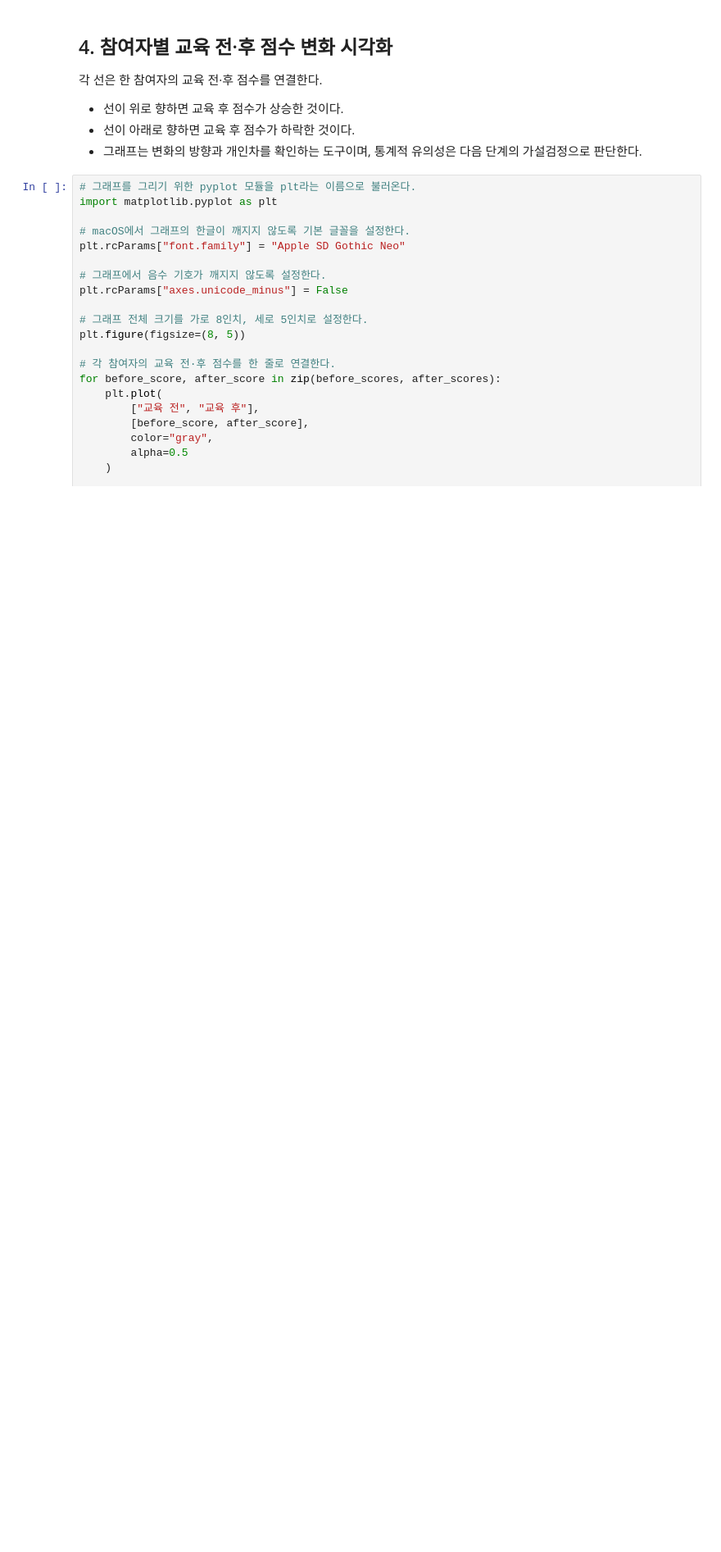
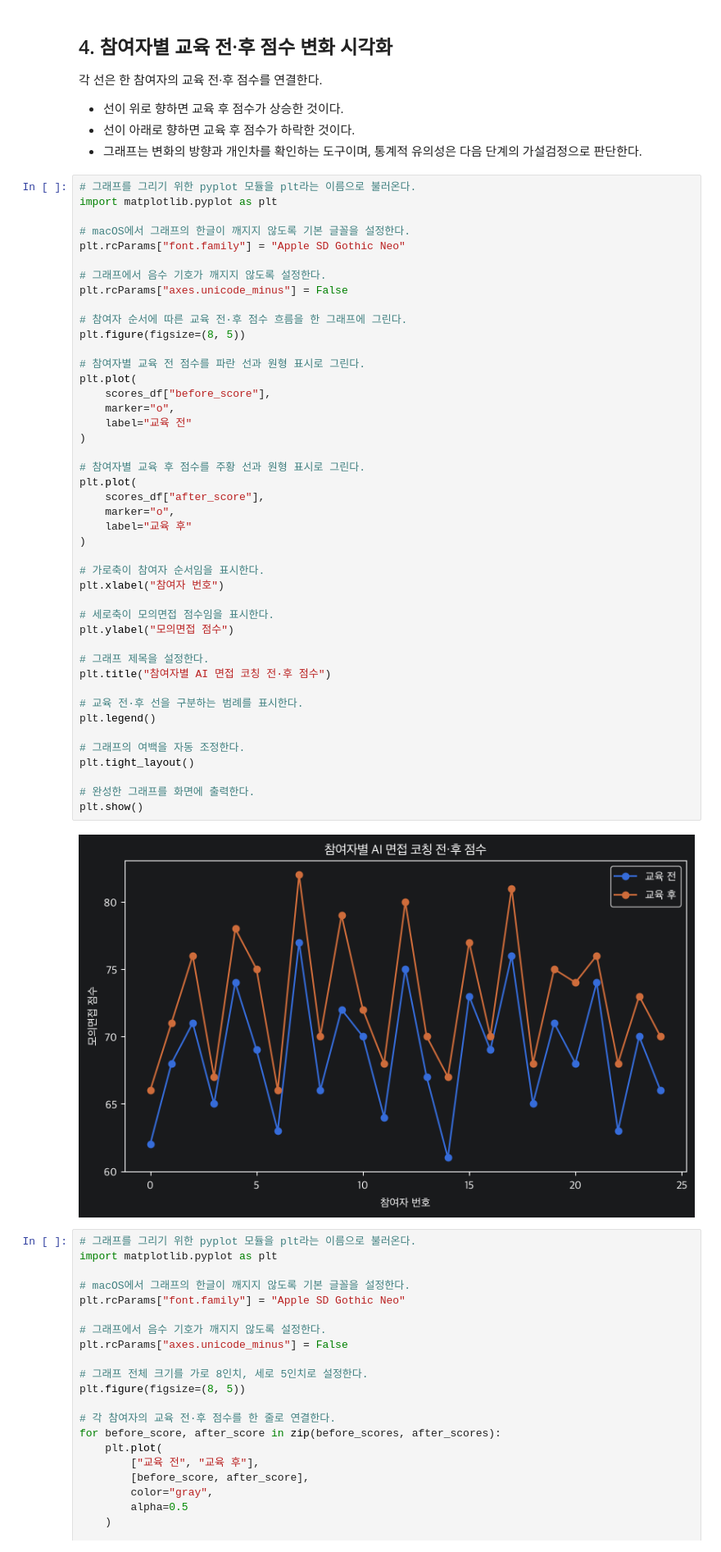
Before and after one commit to SungRyulCho/gg1th_statistics_ex, a Jupyter notebook: 3-1_취준생_AI면접_전후효과_검정.ipynb, the cells around one changed output. Shown at 82% size. Cells and saved outputs as stored; diff of their text form; blank space fills up the shorter version.

```diff
--- a/3-1_취준생_AI면접_전후효과_검정.ipynb
+++ b/3-1_취준생_AI면접_전후효과_검정.ipynb
@@ -116,6 +116,52 @@ display(mean_summary.round(2))
 - 선이 아래로 향하면 교육 후 점수가 하락한 것이다.
 - 그래프는 변화의 방향과 개인차를 확인하는 도구이며,
   통계적 유의성은 다음 단계의 가설검정으로 판단한다.
+# %%
+# 그래프를 그리기 위한 pyplot 모듈을 plt라는 이름으로 불러온다.
+import matplotlib.pyplot as plt
+
+# macOS에서 그래프의 한글이 깨지지 않도록 기본 글꼴을 설정한다.
+plt.rcParams["font.family"] = "Apple SD Gothic Neo"
+
+# 그래프에서 음수 기호가 깨지지 않도록 설정한다.
+plt.rcParams["axes.unicode_minus"] = False
+
+# 참여자 순서에 따른 교육 전·후 점수 흐름을 한 그래프에 그린다.
+plt.figure(figsize=(8, 5))
+
+# 참여자별 교육 전 점수를 파란 선과 원형 표시로 그린다.
+plt.plot(
+    scores_df["before_score"],
+    marker="o",
+    label="교육 전"
+)
+
+# 참여자별 교육 후 점수를 주황 선과 원형 표시로 그린다.
+plt.plot(
+    scores_df["after_score"],
+    marker="o",
+    label="교육 후"
+)
+
+# 가로축이 참여자 순서임을 표시한다.
+plt.xlabel("참여자 번호")
+
+# 세로축이 모의면접 점수임을 표시한다.
+plt.ylabel("모의면접 점수")
+
+# 그래프 제목을 설정한다.
+plt.title("참여자별 AI 면접 코칭 전·후 점수")
+
+# 교육 전·후 선을 구분하는 범례를 표시한다.
+plt.legend()
+
+# 그래프의 여백을 자동 조정한다.
+plt.tight_layout()
+
+# 완성한 그래프를 화면에 출력한다.
+plt.show()
+# %% [output]
+[figure, added]
 # %%
 # 그래프를 그리기 위한 pyplot 모듈을 plt라는 이름으로 불러온다.
 import matplotlib.pyplot as plt
```
